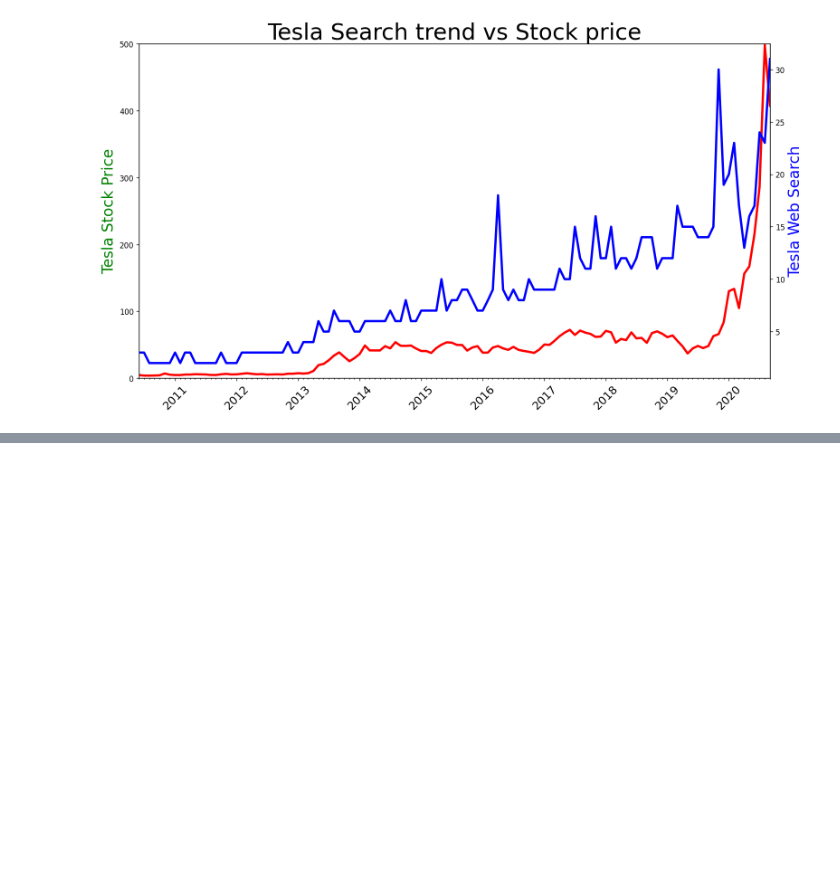
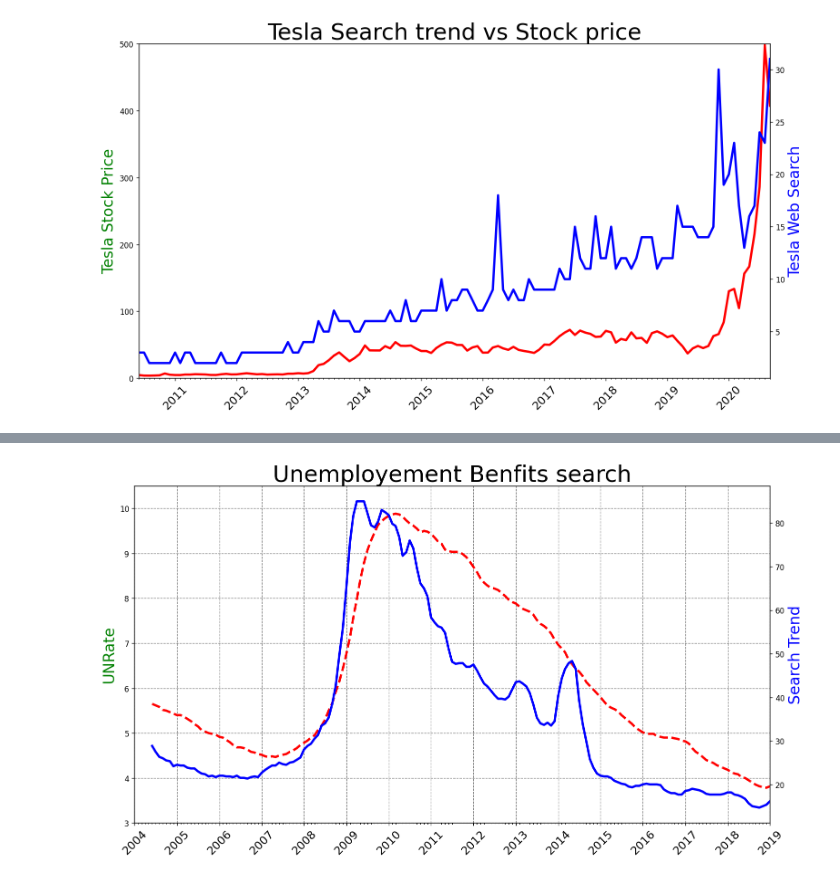
Before and after one commit to saklayenahmed/python-data-analysis, a Jupyter notebook: pandas_03.ipynb, the cells around one changed output, grey strips where cells are left out. Drawn from its saved outputs; the diff is of its cells as text; code cells hidden in the pictures; blank space fills up the shorter version.

```diff
--- a/pandas_03.ipynb
+++ b/pandas_03.ipynb
@@ -204,0 +244,33 @@ plt.show()
+# %%
+roll_df = df_unemployment[["UE_BENEFITS_WEB_SEARCH","UNRATE"]].rolling(window=6).mean()
+# %%
+plt.figure(figsize=(15,8), dpi=120)
+plt.title("Unemployement Benfits search", fontsize=30)
+plt.xticks(rotation=45, fontsize=15)
+
+ax1 = plt.gca()
+ax2 = ax1.twinx()
+
+years = YearLocator()
+months = MonthLocator()
+years_fmt = DateFormatter('%Y')
+
+ax1.xaxis.set_major_locator(years)
+ax1.xaxis.set_major_formatter(years_fmt)
+ax1.xaxis.set_minor_locator(months)
+
+ax1.grid(linestyle="--", color="gray")
+
+ax1.set_ylim(bottom=3, top=10.5)
+ax2.set_xlim([df_unemployment.MONTH[0], df_unemployment.MONTH.max()])
+
+ax1.set_ylabel("UNRate", color="green", fontsize=20)
+ax2.set_ylabel("Search Trend", color="blue", fontsize=20)
+
+ax1.plot(df_unemployment.MONTH, roll_df.UNRATE, color="r", linewidth=3, linestyle="--")
+ax2.plot(df_unemployment.MONTH, roll_df.UE_BENEFITS_WEB_SEARCH, color="b", linewidth=3)
+
+
+plt.show()
+# %% [output]
+[figure, added]
```
Also changed, not shown: parts of 4 cells of this notebook.
